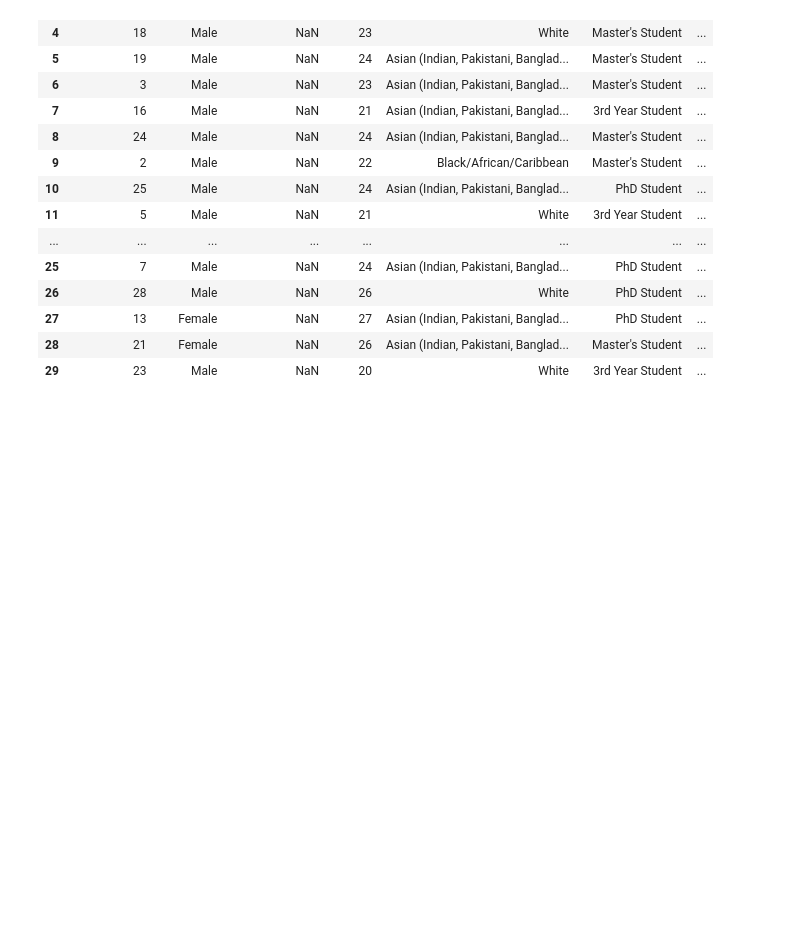
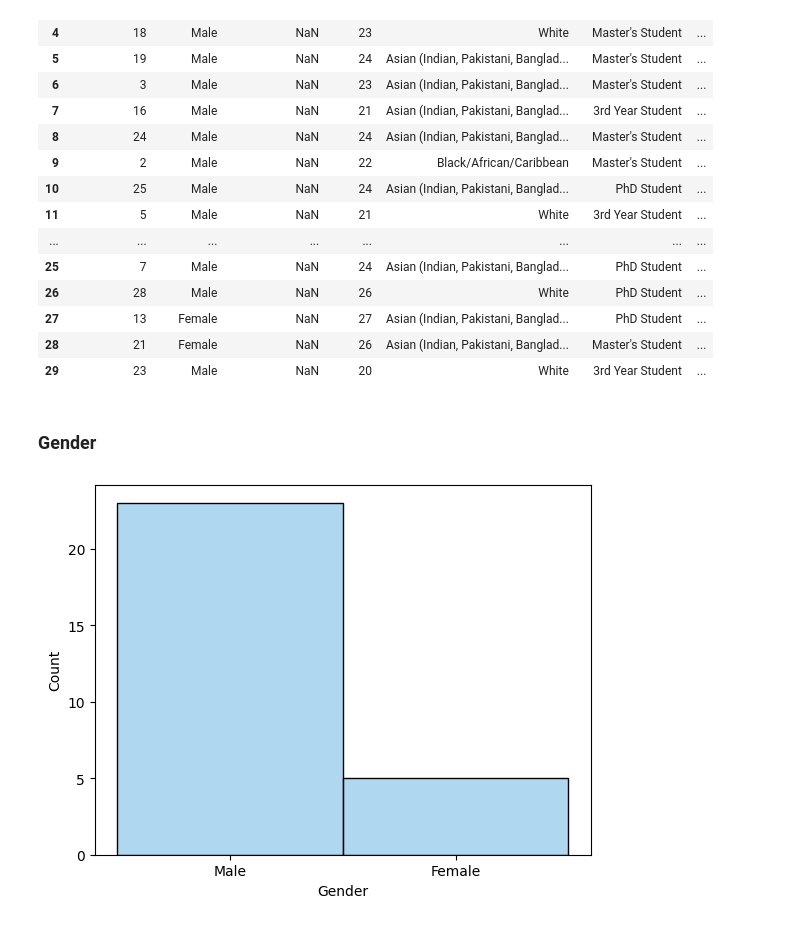
Before and after one commit to m-messer/Menagerie, a Jupyter notebook: demographics_analysis.ipynb, the cells around one changed output. Drawn from its saved outputs; the diff is of its cells as text; code cells hidden in the pictures; blank space fills up the shorter version.

Commit message:
PHD-359 Added demographics plots

```diff
--- a/demographics_analysis.ipynb
+++ b/demographics_analysis.ipynb
@@ -3,5 +4,13 @@ import pandas as pd
 # %% [markdown]
 # Demographics Analysis
+# %%
+grey = (187/255, 187/255, 187/255)
+darkgreen = (51/255, 117/255, 56/255)
+teal = (93/255, 168/255, 153/255)
+blue = (148/255, 203/255, 236/255)
+yellow = (220/255, 205/255, 125/255)
+
+color_pallete = sns.color_palette([grey, darkgreen, teal, blue, yellow])
 # %%
 demographics_df = pd.read_csv('data/pre_study_survey.csv')
 demographics_df.columns = ['start_date', 'end_date', 'status', 'progress', 'duration', 'finished', 'recorded_date', 'response_id', 'dist_channel', 'user_lang',
@@ -29,3 +38,11 @@ demographics_df
 | 27 | 13 | Female | NaN | 27 | Asian (Indian, Pakistani, Banglad... | PhD Student | ... |
 | 28 | 21 | Female | NaN | 26 | Asian (Indian, Pakistani, Banglad... | Master's Student | ... |
 | 29 | 23 | Male | NaN | 20 | White | 3rd Year Student | ... |
+# %% [markdown]
+### Gender
+# %%
+gender_plot = sns.histplot(demographics_df, x='q2_gender', color=blue)
+gender_plot.set(xlabel='Gender')
+gender_plot.get_figure().savefig('plots/gender.pdf', bbox_inches='tight')
+# %% [output]
+[figure, added]
```
Also changed, not shown: parts of 18 cells of this notebook, 9 other files.
